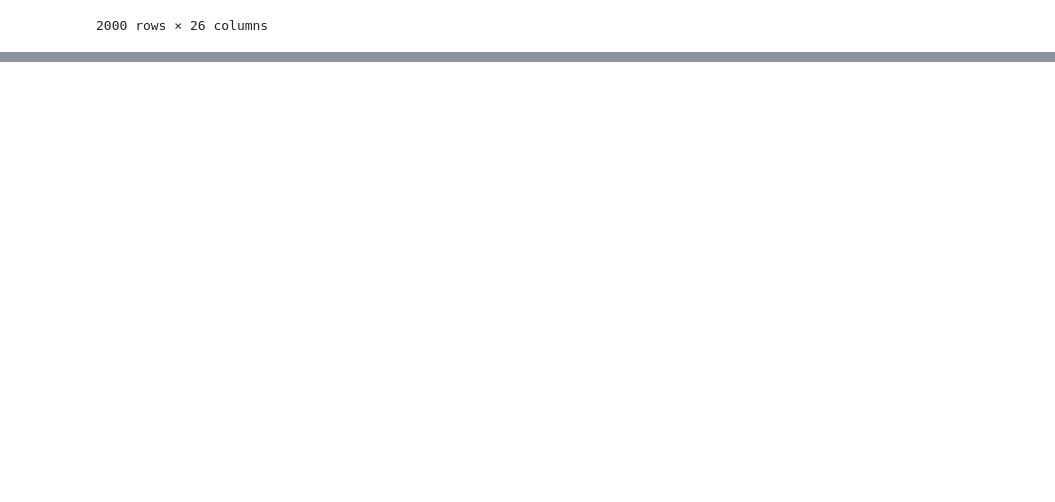
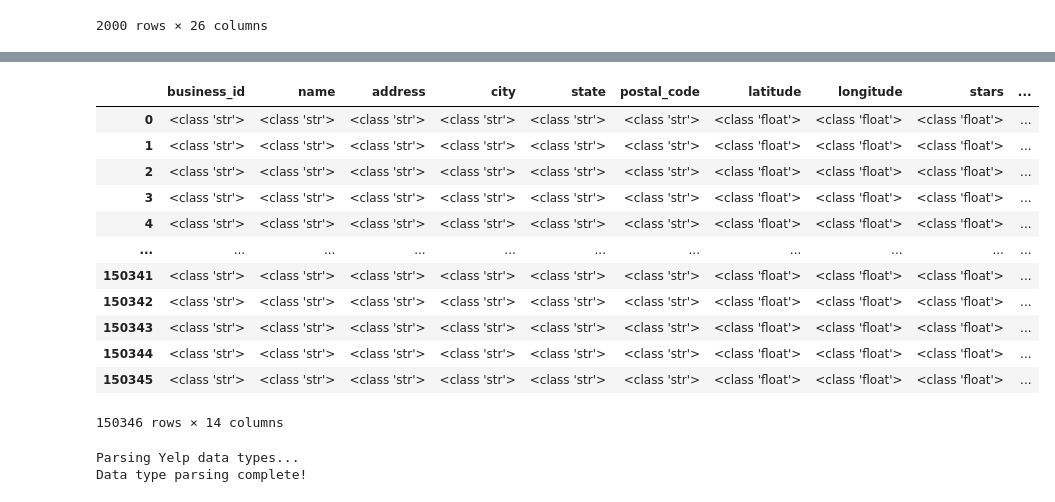
Before and after one commit to project-terraforma/Places-Attribute-Conflation, a Jupyter notebook: analysis.ipynb, the cells around one changed output, grey strips where cells are left out. Saved outputs shown, nothing was run; the diff lists cells and outputs as text; code cells hidden in the pictures; blank space fills up the shorter version.

```diff
--- a/analysis.ipynb
+++ b/analysis.ipynb
@@ -197,0 +246,64 @@ print(max_length)
+# %%
+yelp_df.map(type)
+# %% [output]
+|  | business_id | name | address | city | state | postal_code | latitude | longitude | stars | ... |
+| 0 | <class 'str'> | <class 'str'> | <class 'str'> | <class 'str'> | <class 'str'> | <class 'str'> | <class 'float'> | <class 'float'> | <class 'float'> | ... |
+| 1 | <class 'str'> | <class 'str'> | <class 'str'> | <class 'str'> | <class 'str'> | <class 'str'> | <class 'float'> | <class 'float'> | <class 'float'> | ... |
+| 2 | <class 'str'> | <class 'str'> | <class 'str'> | <class 'str'> | <class 'str'> | <class 'str'> | <class 'float'> | <class 'float'> | <class 'float'> | ... |
+| 3 | <class 'str'> | <class 'str'> | <class 'str'> | <class 'str'> | <class 'str'> | <class 'str'> | <class 'float'> | <class 'float'> | <class 'float'> | ... |
+| 4 | <class 'str'> | <class 'str'> | <class 'str'> | <class 'str'> | <class 'str'> | <class 'str'> | <class 'float'> | <class 'float'> | <class 'float'> | ... |
+| ... | ... | ... | ... | ... | ... | ... | ... | ... | ... | ... |
+| 150341 | <class 'str'> | <class 'str'> | <class 'str'> | <class 'str'> | <class 'str'> | <class 'str'> | <class 'float'> | <class 'float'> | <class 'float'> | ... |
+| 150342 | <class 'str'> | <class 'str'> | <class 'str'> | <class 'str'> | <class 'str'> | <class 'str'> | <class 'float'> | <class 'float'> | <class 'float'> | ... |
+| 150343 | <class 'str'> | <class 'str'> | <class 'str'> | <class 'str'> | <class 'str'> | <class 'str'> | <class 'float'> | <class 'float'> | <class 'float'> | ... |
+| 150344 | <class 'str'> | <class 'str'> | <class 'str'> | <class 'str'> | <class 'str'> | <class 'str'> | <class 'float'> | <class 'float'> | <class 'float'> | ... |
+| 150345 | <class 'str'> | <class 'str'> | <class 'str'> | <class 'str'> | <class 'str'> | <class 'str'> | <class 'float'> | <class 'float'> | <class 'float'> | ... |
+150346 rows × 14 columns
+# %%
+# Parse JSON string columns that might be strings instead of dicts/lists
+def parse_yelp_attributes(x):
+    """Parse attributes column which might be a string representation of dict"""
+    if isinstance(x, dict) or pd.isna(x):
+        return x
+    if isinstance(x, str):
+        try:
+            return ast.literal_eval(x)
+        except:
+            return {}
+    return {}
+
+def parse_yelp_hours(x):
+    """Parse hours column which might be a string representation of dict"""
+    if isinstance(x, dict) or pd.isna(x):
+        return x
+    if isinstance(x, str):
+        try:
+            return ast.literal_eval(x)
+        except:
+            return {}
+    return {}
+
+def parse_yelp_categories(x):
+    """Parse categories - split string into list"""
+    if pd.isna(x) or x is None:
+        return []
+    if isinstance(x, list):
+        return x
+    if isinstance(x, str):
+        # Yelp categories are comma-separated strings
+        return [cat.strip() for cat in x.split(',') if cat.strip()]
+    return []
+
+print("Parsing Yelp data types...")
+# Apply parsing to relevant columns
+if 'attributes' in yelp_df.columns:
+    yelp_df['attributes'] = yelp_df['attributes'].apply(parse_yelp_attributes)
+if 'hours' in yelp_df.columns:
+    yelp_df['hours'] = yelp_df['hours'].apply(parse_yelp_hours)
+if 'categories' in yelp_df.columns:
+    yelp_df['categories'] = yelp_df['categories'].apply(parse_yelp_categories)
+
+print("Data type parsing complete!")
+# %% [output]
+Parsing Yelp data types...
+Data type parsing complete!
```
Also changed, not shown: parts of 19 cells of this notebook, 1 other file.
